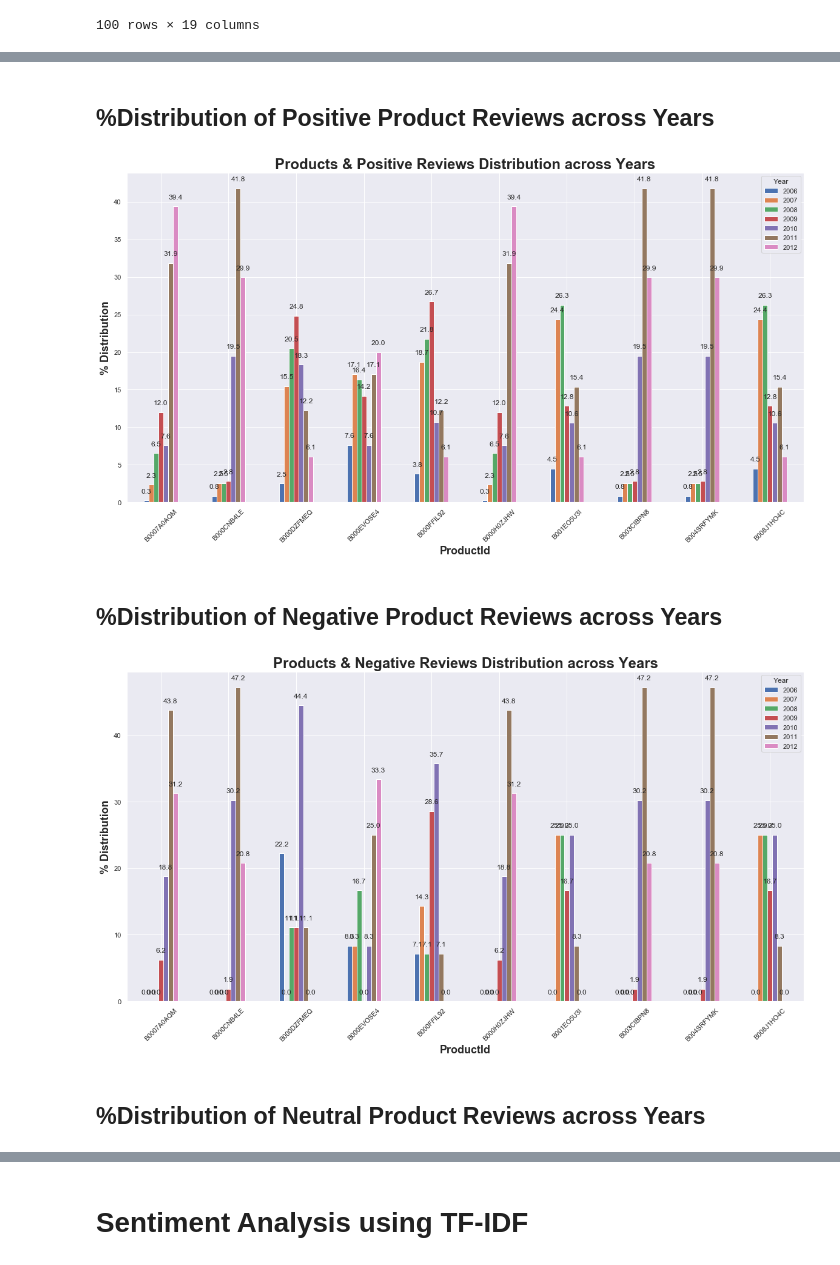
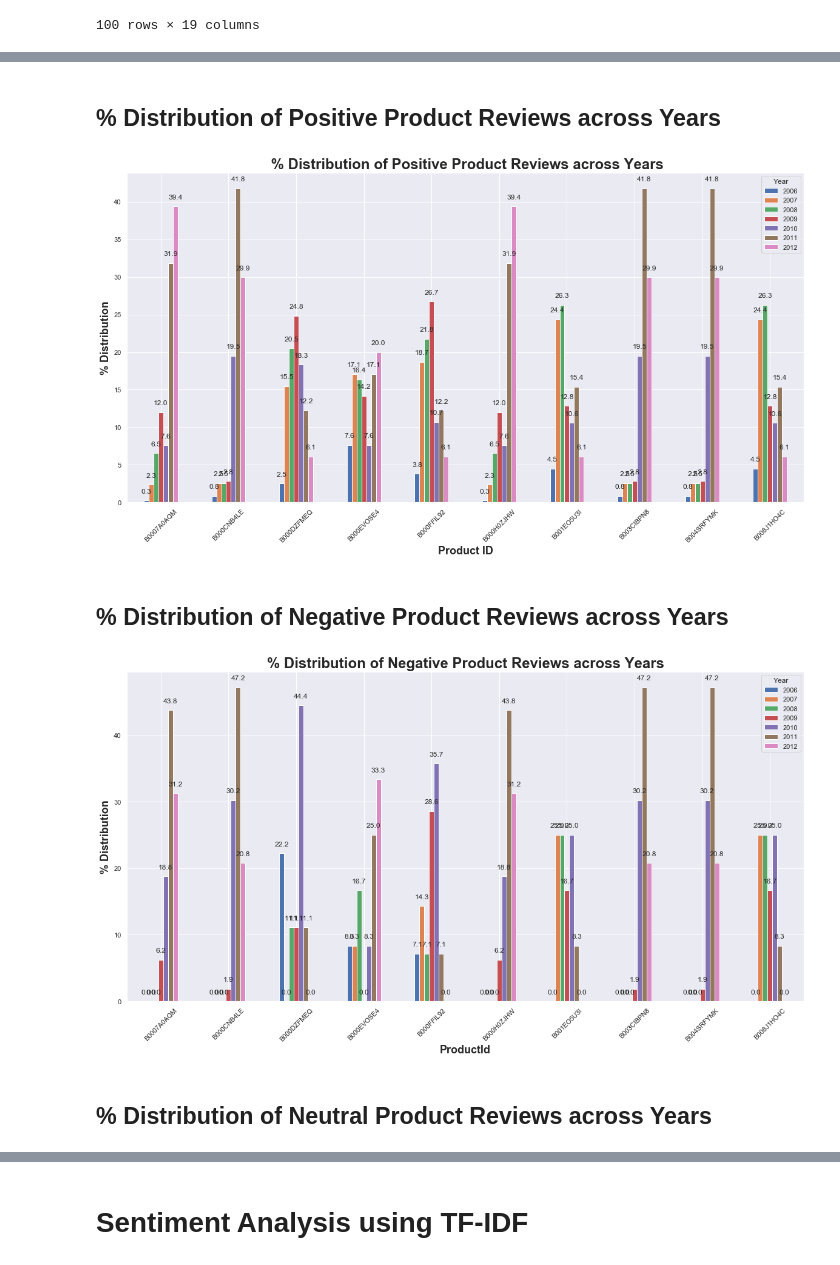
Before and after one commit to vibhutivadje/Text_Mining_Project, a Jupyter notebook: AmazonfoodReview_Analysis.ipynb, the cells around one changed output, grey strips where cells are left out. Drawn from its saved outputs; the diff is of its cells as text; code cells hidden in the pictures.

```diff
--- a/AmazonfoodReview_Analysis.ipynb
+++ b/AmazonfoodReview_Analysis.ipynb
@@ -319,9 +319,9 @@ product_scoresentiment = pd.crosstab(df_final['ProductId'],df_final['Score_Senti
 product_scoresentiment["Total"] = product_scoresentiment.sum(axis = 1)
 
 # From raw value to percentage
-Negative = [i / j * 100 for i,j in zip(product_scoresentiment.Negative, product_scoresentiment.Total)]
-Positive = [i / j * 100 for i,j in zip(product_scoresentiment.Positive, product_scoresentiment.Total)]
-Neutral = [i / j * 100 for i,j in zip(product_scoresentiment.Neutral, product_scoresentiment.Total)]
+Negative = [i / j for i,j in zip(product_scoresentiment.Negative, product_scoresentiment.Total)]
+Positive = [i / j for i,j in zip(product_scoresentiment.Positive, product_scoresentiment.Total)]
+Neutral = [i / j for i,j in zip(product_scoresentiment.Neutral, product_scoresentiment.Total)]
 
 product_scoresentiment["Neutral"] = Neutral
 product_scoresentiment["Negative"] = Negative
@@ -331,10 +331,10 @@ product_scoresentiment["Positive"] = Positive
 bar_plot = product_scoresentiment[["Neutral","Negative", "Positive"]].plot(kind='bar', stacked=True, title ="Products & Reviews Distribution", figsize=(15, 7), legend=True, color=['#3b8ad9','#f18226','#ffdb69'])
 plt.ticklabel_format(style='plain', axis='y',useOffset=False)
 plt.xticks(rotation=45)
-plt.title('Products & Reviews Distribution',fontsize=24, y=1, weight = 'bold')
+plt.title('% Distribution of Product Reviews across Sentiment Score',fontsize=24, y=1, weight = 'bold')
 for p in bar_plot.patches:
-    bar_plot.annotate(str(format(p.get_height(), '.1f')), (p.get_x() + p.get_width() / 2, p.get_y() + p.get_height() / 2), ha = 'center', va = 'center')
+    bar_plot.annotate(str(format(p.get_height(), '.1%')), (p.get_x() + p.get_width() / 2, p.get_y() + p.get_height() / 2), ha = 'center', va = 'center')
 plt.ylabel('% Distribution',fontsize=18, weight = 'bold')
-plt.xlabel('ProductId',fontsize=18, weight = 'bold')
+plt.xlabel('Product ID',fontsize=18, weight = 'bold')
 plt.show();
 # %% [output]
@@ -495,25 +508,0 @@ plt.show();
-# %%
-product_scoresentiment = pd.crosstab(df_final['ProductId'],df_final['Final_Vader_Sentiment_Type2'])
-product_scoresentiment["Total"] = product_scoresentiment.sum(axis = 1)
-
-# From raw value to percentage
-Negative = [i / j * 100 for i,j in zip(product_scoresentiment.Negative, product_scoresentiment.Total)]
-Positive = [i / j * 100 for i,j in zip(product_scoresentiment.Positive, product_scoresentiment.Total)]
-Neutral = [i / j * 100 for i,j in zip(product_scoresentiment.Neutral, product_scoresentiment.Total)]
-
-product_scoresentiment["Neutral"] = Neutral
-product_scoresentiment["Negative"] = Negative
-product_scoresentiment["Positive"] = Positive
-
-product_scoresentiment.head(10)
-
-# Plot bar graph
-bar_plot = product_scoresentiment[["Neutral","Negative", "Positive"]].plot(kind='bar', stacked=True, title ="Products & Reviews Distribution", figsize=(15, 7), legend=True, color=['#3b8ad9','#f18226','#ffdb69'])
-plt.ticklabel_format(style='plain', axis='y',useOffset=False)
-plt.xticks(rotation=45)
-plt.title('Products & Reviews Distribution',fontsize=24, y=1, weight = 'bold')
-for p in bar_plot.patches:
-    bar_plot.annotate(str(format(p.get_height(), '.1f')), (p.get_x() + p.get_width() / 2, p.get_y() + p.get_height() / 2), ha = 'center', va = 'center')
-plt.ylabel('% Distribution',fontsize=18, weight = 'bold')
-plt.xlabel('ProductId',fontsize=18, weight = 'bold')
-plt.show();
@@ -526,7 +513,7 @@ product_pos_groupby_type2 = product_year_groupby_type2[product_year_groupby_type
 product_neg_groupby_type2 = product_year_groupby_type2[product_year_groupby_type2['Final_Vader_Sentiment_Type2']=='Negative']
 product_neu_groupby_type2 = product_year_groupby_type2[product_year_groupby_type2['Final_Vader_Sentiment_Type2']=='Neutral']
 # %% [markdown]
-## %Distribution of Positive Product Reviews across Years
+## % Distribution of Positive Product Reviews across Years
 # %%
 #creating pivoted data for % distribution
 product_year_pos_reviews = pd.pivot_table(product_pos_groupby_type2, values='Id', index=['ProductId'],columns=['Year'])
@@ -552,19 +539,19 @@ product_year_pos_reviews["2012"] = per_2012
 # %%
 # Plot % distribution graph for positive reviews
 
 bar_plot = product_year_pos_reviews[["2006","2007", "2008", "2009","2010", "2011", "2012"]].plot(kind='bar', stacked=False, title ="Products & Positive Reviews Distribution across Years", figsize=(20, 10))
 plt.ticklabel_format(style='plain', axis='y',useOffset=False)
 plt.xticks(rotation=45)
-plt.title('Products & Positive Reviews Distribution across Years',fontsize=24, y=1, weight = 'bold')
+plt.title(' % Distribution of Positive Product Reviews across Years',fontsize=24, y=1, weight = 'bold')
 for p in bar_plot.patches:
     bar_plot.annotate(str(format(p.get_height(), '.1f')), (p.get_x() + p.get_width() / 2., p.get_height()), ha = 'center', va = 'bottom', xytext = (0, 10), textcoords = 'offset points')
 plt.ylabel('% Distribution',fontsize=18, weight = 'bold')
-plt.xlabel('ProductId',fontsize=18, weight = 'bold')
+plt.xlabel('Product ID',fontsize=18, weight = 'bold')
 plt.show();
 # %% [output]
-[figure, old version]
+[figure, new version]
 # %% [markdown]
-## %Distribution of Negative Product Reviews across Years
+## % Distribution of Negative Product Reviews across Years
 # %%
 #creating pivoted data for % distribution
 product_year_neg_reviews = pd.pivot_table(product_neg_groupby_type2, values='Id', index=['ProductId'],columns=['Year'])
@@ -593,16 +580,16 @@ product_year_neg_reviews["2012"] = per_2012
 bar_plot = product_year_neg_reviews[["2006","2007", "2008", "2009","2010", "2011", "2012"]].plot(kind='bar', stacked=False, title ="Products & Negative Reviews Distribution across Years", figsize=(20, 10))
 plt.ticklabel_format(style='plain', axis='y',useOffset=False)
 plt.xticks(rotation=45)
-plt.title('Products & Negative Reviews Distribution across Years',fontsize=24, y=1, weight = 'bold')
+plt.title('% Distribution of Negative Product Reviews across Years',fontsize=24, y=1, weight = 'bold')
 for p in bar_plot.patches:
     bar_plot.annotate(str(format(p.get_height(), '.1f')), (p.get_x() + p.get_width() / 2., p.get_height()), ha = 'center', va = 'bottom', xytext = (0, 10), textcoords = 'offset points')
 plt.ylabel('% Distribution',fontsize=18, weight = 'bold')
 plt.xlabel('ProductId',fontsize=18, weight = 'bold')
 plt.show();
 # %% [output]
-[figure, old version]
+[figure, new version]
 # %% [markdown]
-## %Distribution of Neutral Product Reviews across Years
+## % Distribution of Neutral Product Reviews across Years
 # %%
 #creating pivoted data for % distribution
 product_year_neu_reviews = pd.pivot_table(product_neu_groupby_type2, values='Id', index=['ProductId'],columns=['Year'])
```
Also changed, not shown: parts of 8 cells of this notebook.
